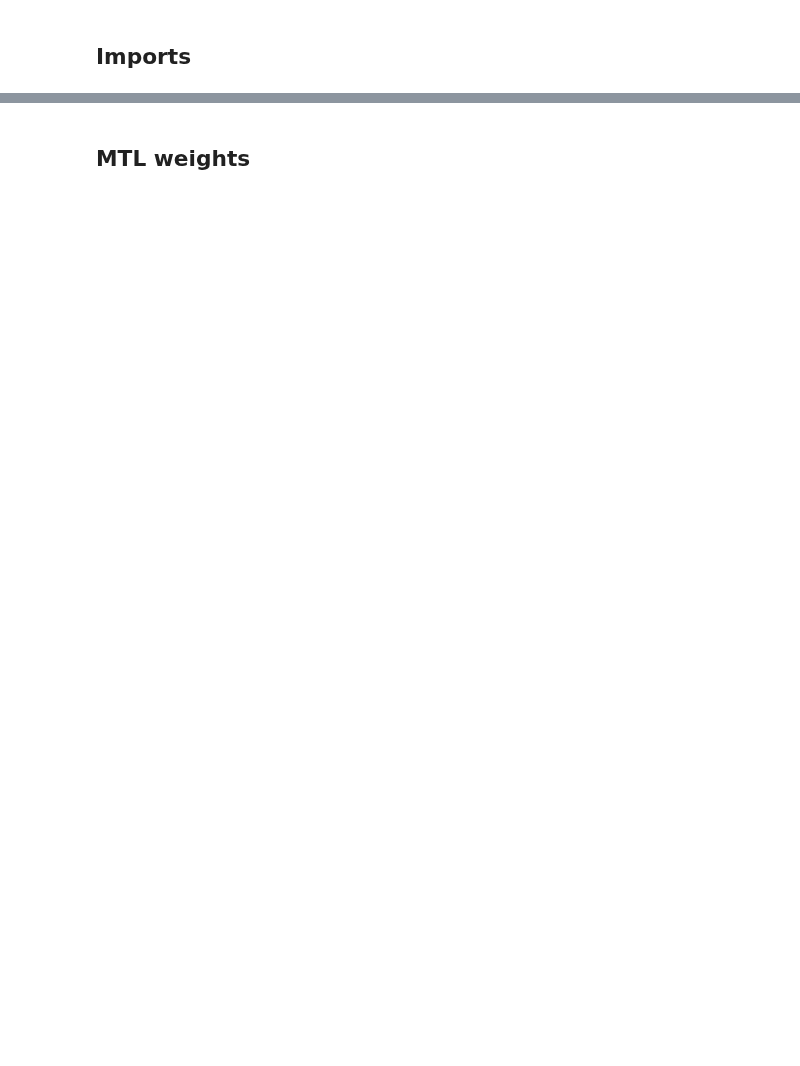
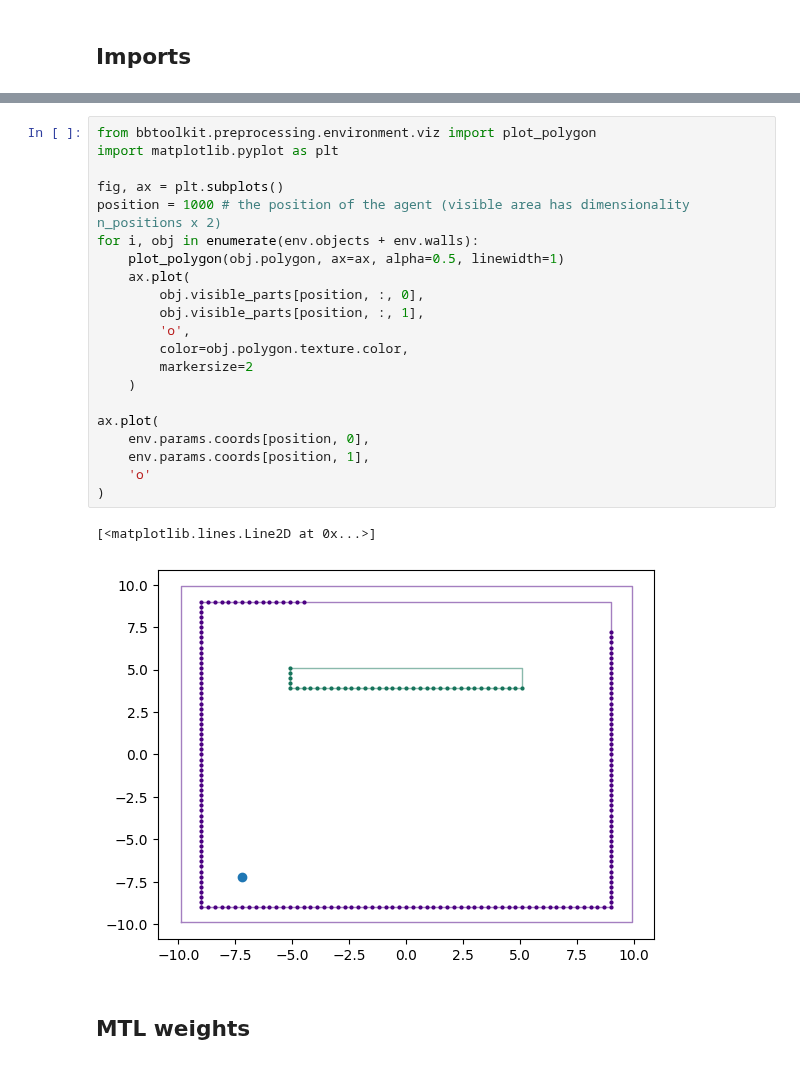
Before and after one commit to 1101AlexZab1011/SpatialMemory, a Jupyter notebook: examples/init_weights.ipynb, the cells around one changed output, grey strips where cells are left out. Saved outputs shown, nothing was run; the diff lists cells and outputs as text; blank space fills up the shorter version.

```diff
--- a/examples/init_weights.ipynb
+++ b/examples/init_weights.ipynb
@@ -16,3 +91,27 @@ from bbtoolkit.preprocessing.environment import Geometry
+# %%
+from bbtoolkit.preprocessing.environment.viz import plot_polygon
+import matplotlib.pyplot as plt
+
+fig, ax = plt.subplots()
+position = 1000 # the position of the agent (visible area has dimensionality n_positions x 2)
+for i, obj in enumerate(env.objects + env.walls):
+    plot_polygon(obj.polygon, ax=ax, alpha=0.5, linewidth=1)
+    ax.plot(
+        obj.visible_parts[position, :, 0],
+        obj.visible_parts[position, :, 1],
+        'o',
+        color=obj.polygon.texture.color,
+        markersize=2
+    )
+
+ax.plot(
+    env.params.coords[position, 0],
+    env.params.coords[position, 1],
+    'o'
+)
+# %% [output]
+[<matplotlib.lines.Line2D at 0x...>]
+[figure, added]
 # %% [markdown]
 ## MTL weights
 # %%
```
Also changed, not shown: parts of 11 cells of this notebook, 19 other files.
